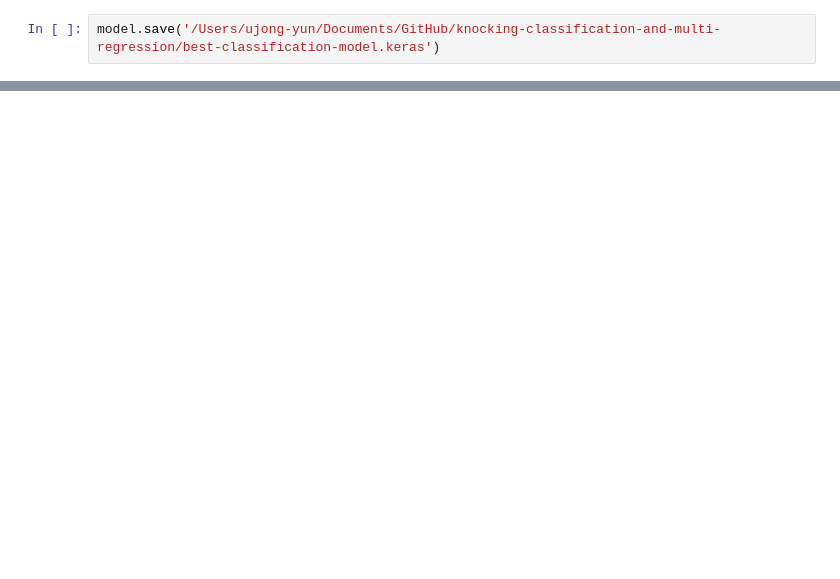
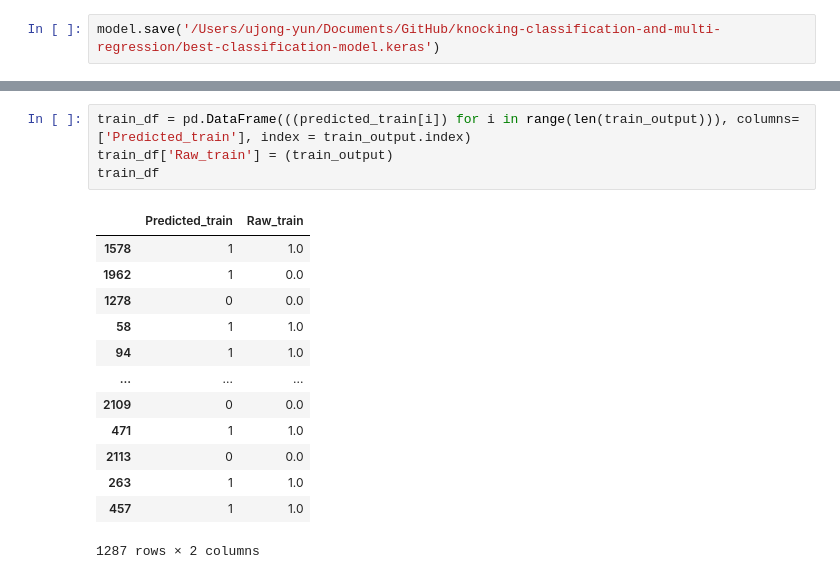
Before and after one commit to jongyunwoo/knocking-classification-and-multi-regression, a Jupyter notebook: classification/knocking classification.ipynb, the cells around one changed output, grey strips where cells are left out. Cells and saved outputs as stored; diff of their text form; blank space fills up the shorter version.

```diff
--- a/classification/knocking classification.ipynb
+++ b/classification/knocking classification.ipynb
@@ -282,0 +312,18 @@ print(predicted_val)
+# %%
+train_df = pd.DataFrame(((predicted_train[i]) for i in range(len(train_output))), columns=['Predicted_train'], index = train_output.index)
+train_df['Raw_train'] = (train_output)
+train_df
+# %% [output]
+|  | Predicted_train | Raw_train |
+| 1578 | 1 | 1.0 |
+| 1962 | 1 | 0.0 |
+| 1278 | 0 | 0.0 |
+| 58 | 1 | 1.0 |
+| 94 | 1 | 1.0 |
+| ... | ... | ... |
+| 2109 | 0 | 0.0 |
+| 471 | 1 | 1.0 |
+| 2113 | 0 | 0.0 |
+| 263 | 1 | 1.0 |
+| 457 | 1 | 1.0 |
+1287 rows × 2 columns
```
Also changed, not shown: parts of 20 cells of this notebook.
